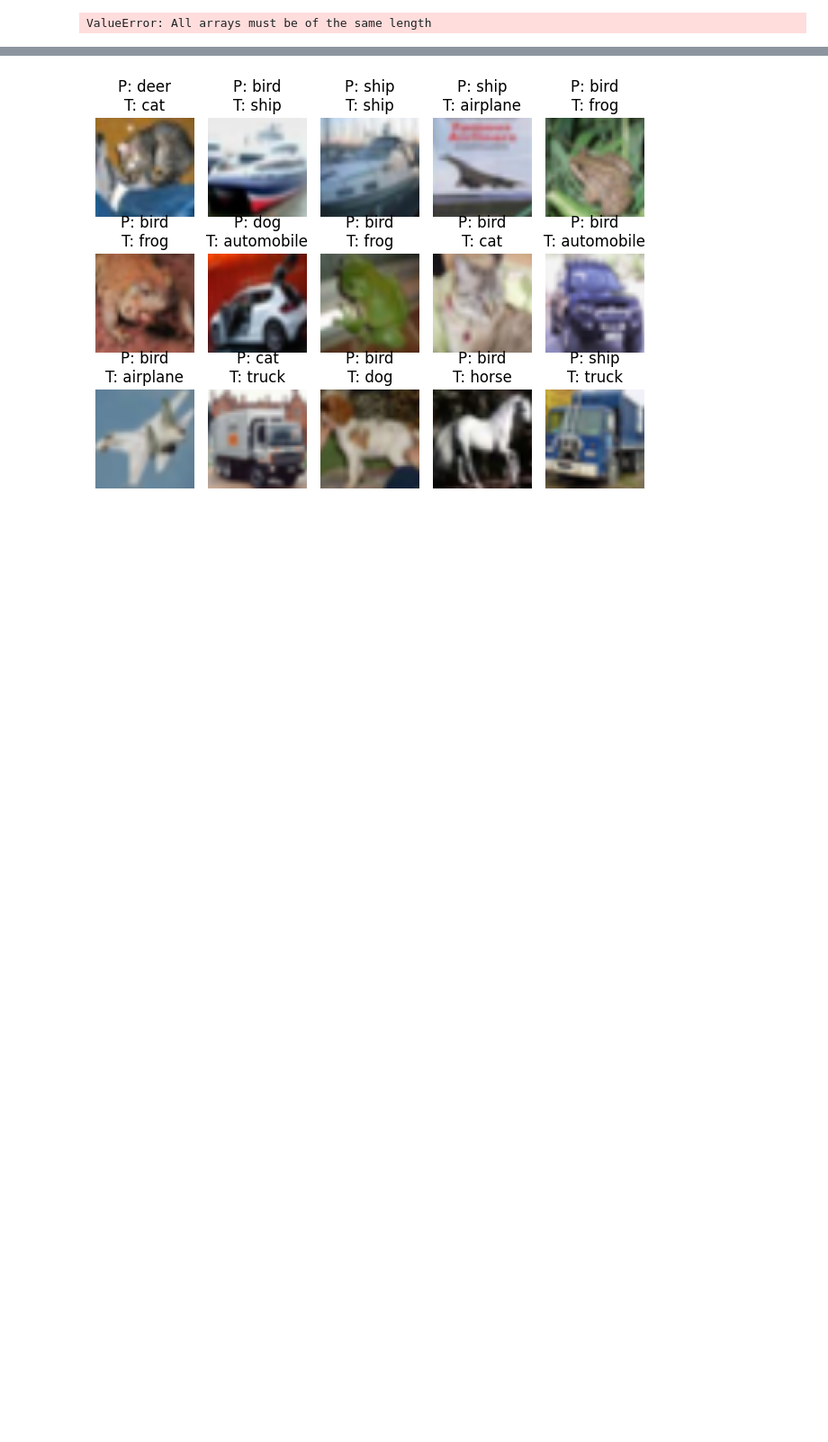
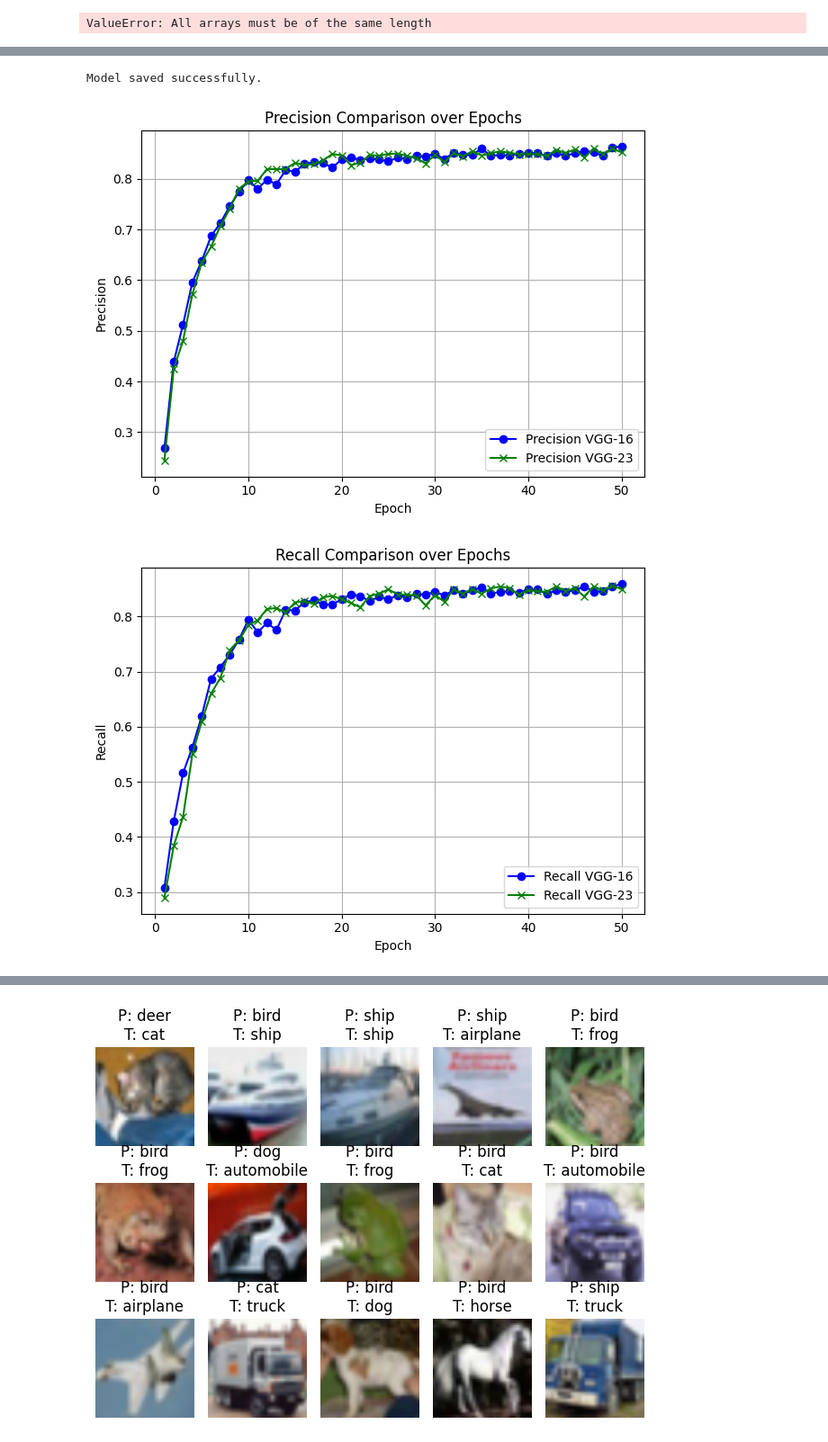
Before and after one commit to lucas-larsson/II142X, a Jupyter notebook: II142X.ipynb, the cells around one changed output, grey strips where cells are left out. Shown at 90% size. Drawn from its saved outputs; the diff is of its cells as text; code cells hidden in the pictures; blank space fills up the shorter version.

```diff
--- a/II142X.ipynb
+++ b/II142X.ipynb
@@ -320,7 +320,7 @@ import torch
 from datetime import datetime
 
 
-def plot_metric(metric_list, metric_name, results_dir):
+def plot_metricf(metric_list, metric_name, results_dir):
     """
     Generic function to plot a given metric (Precision, Recall, F1 Score).
     """
@@ -336,7 +336,7 @@ def plot_metric(metric_list, metric_name, results_dir):
         plt.savefig(os.path.join(results_dir, f'plot_{metric_name.lower()}.pdf'))
 
 
-def plot_training_loss(minibatch_loss_list, num_epochs, iter_per_epoch, model_used,
+def plot_training_lossf(minibatch_loss_list, num_epochs, iter_per_epoch, model_used,
                        results_dir=None, averaging_iterations=100):
 
     plt.figure()
@@ -1304,12 +1420,44 @@ Epoch: 006/050 | Batch 0100/0175 | Loss: 0.9772
+# %%
+
+# Assume 'model' is your trained model instance
+torch.save(model, '/content/drive/My Drive/Colab Notebooks/II142X-Results/models/vgg23_model_complete.pth')
+
+print("Model saved successfully.")
+
+
+
+# Loading the entire model
+# model = torch.load('/content/drive/My Drive/Colab Notebooks/II142X-Results/models/vgg23_model_complete.pth')
+# model.eval()  # Don't forget to set it to evaluation mode if you're doing inference
+
+# print("Model loaded successfully.")
+# %% [output]
+Model saved successfully.
 # %%
-plot_all_metrics( minibatch_loss_list = minibatch_loss_list_128,
-                 train_acc_list = train_acc_list_128,
-                 valid_acc_list = valid_acc_list_128,
-                 precision_list = valid_precision_list_128,
-                 recall_list = valid_recall_list_128,
-                 f1_list = valid_f1_list_128,
-                 num_epochs = NUM_EPOCHS,
-                 iter_per_epoch=len(train_loader),
-                 results_dir = results_dir,
-                  model = 23
-                 )
+# Example usage
+results_dir = '/content/drive/My Drive/Colab Notebooks/II142X-Results'
+
+
+plot_metric(valid_precision_list, valid_precision_list_128, 'Precision', results_dir)
+plot_metric(valid_recall_list, valid_recall_list_128, 'Recall', results_dir)
+plot_metric(valid_f1_list , valid_f1_list_128, 'F1 score', results_dir)
+plot_accuracy(train_acc_list, valid_acc_list, train_acc_list_128, valid_acc_list_128, results_dir)
+plot_training_loss(minibatch_loss_list, minibatch_loss_list_128, NUM_EPOCHS, len(train_loader), results_dir, 100)
+
+
+
+
+# plot_all_metrics( minibatch_loss_list = minibatch_loss_list_128,
+#                  train_acc_list = train_acc_list_128,
+#                  valid_acc_list = valid_acc_list_128,
+#                  precision_list = valid_precision_list_128,
+#                  recall_list = valid_recall_list_128,
+#                  f1_list = valid_f1_list_128,
+#                  num_epochs = NUM_EPOCHS,
+#                  iter_per_epoch=len(train_loader),
+#                  results_dir = results_dir,
+#                   model = 23
+#                  )
+# %% [output]
+[figure, added]
+[figure, added]
```
Also changed, not shown: parts of 9 cells of this notebook.
